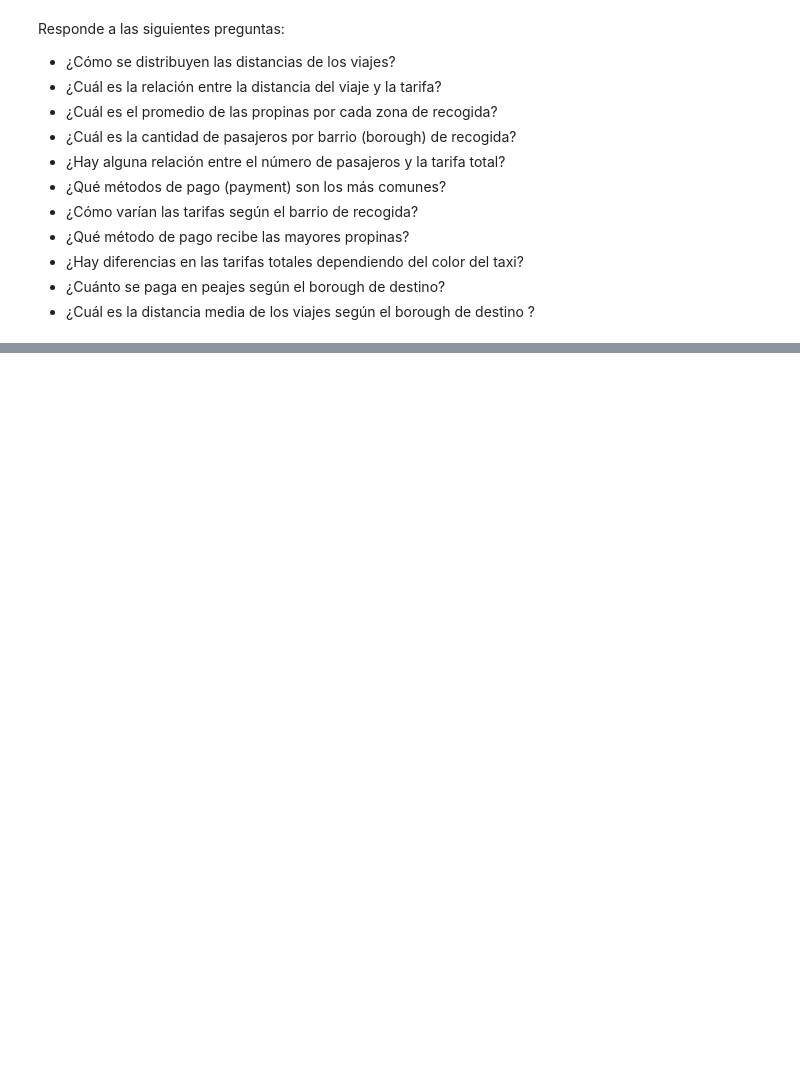
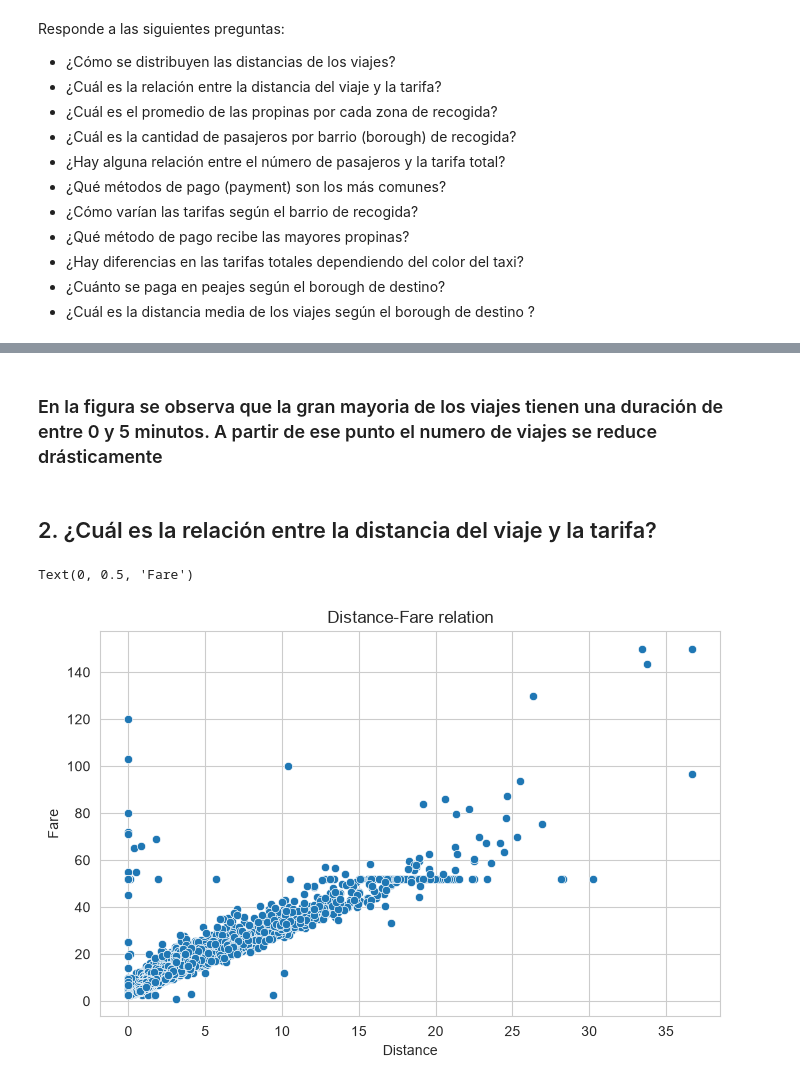
Before and after one commit to Haths-avg/Python_Basics_for_DS, a Jupyter notebook: notebooks/Lesson IV - Intro_to_plotting.ipynb, the cells around one changed output, grey strips where cells are left out. Cells and saved outputs as stored; diff of their text form; code cells hidden in the pictures; blank space fills up the shorter version.

```diff
--- a/notebooks/Lesson IV - Intro_to_plotting.ipynb
+++ b/notebooks/Lesson IV - Intro_to_plotting.ipynb
@@ -381,0 +397,15 @@ Responde a las siguientes preguntas:
+# %% [markdown]
+### En la figura se observa que la gran mayoria de los viajes tienen una duración de entre 0 y 5 minutos. A partir de ese punto el numero de viajes se reduce drásticamente
+# %% [markdown]
+## 2. ¿Cuál es la relación entre la distancia del viaje y la tarifa?
+# %%
+plt.figure(figsize=(8,5))
+
+sns.scatterplot(x='distance', y='fare', data=taxis_df)
+
+plt.title("Distance-Fare relation")
+plt.xlabel("Distance")
+plt.ylabel("Fare")
+# %% [output]
+Text(0, 0.5, 'Fare')
+[figure, added]
```
Also changed, not shown: parts of 36 cells of this notebook.
